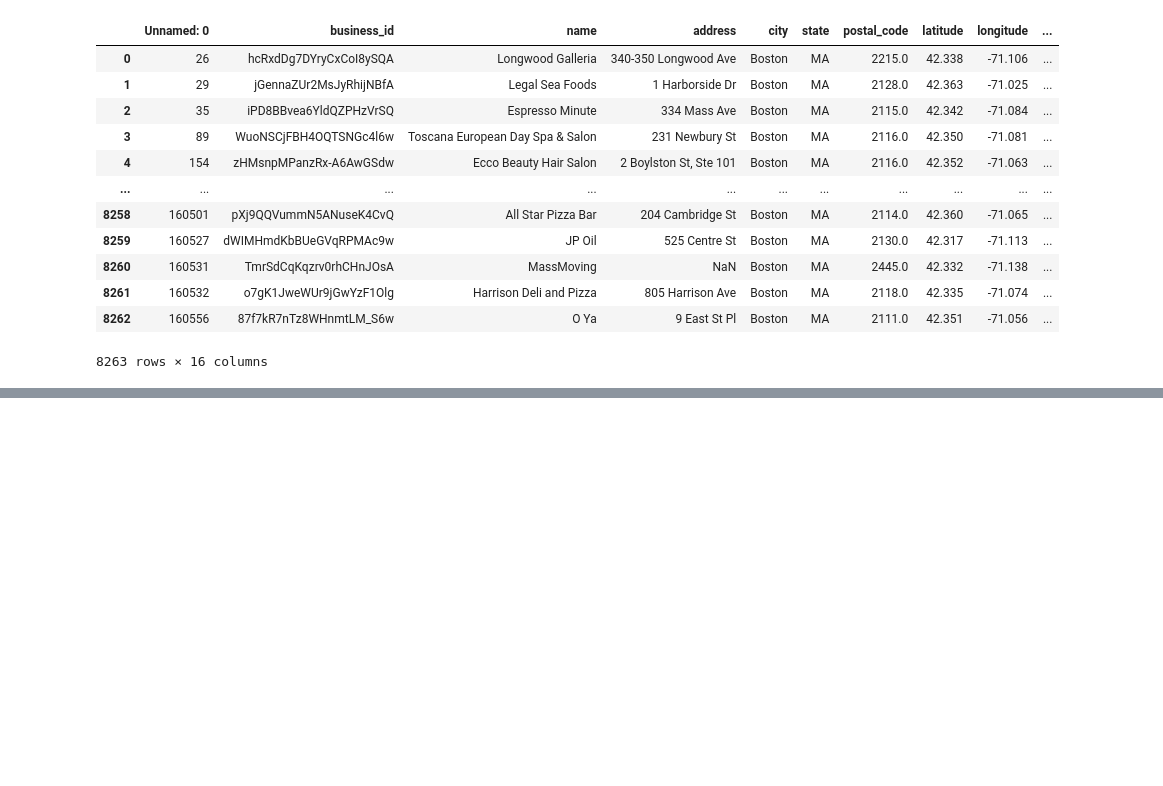
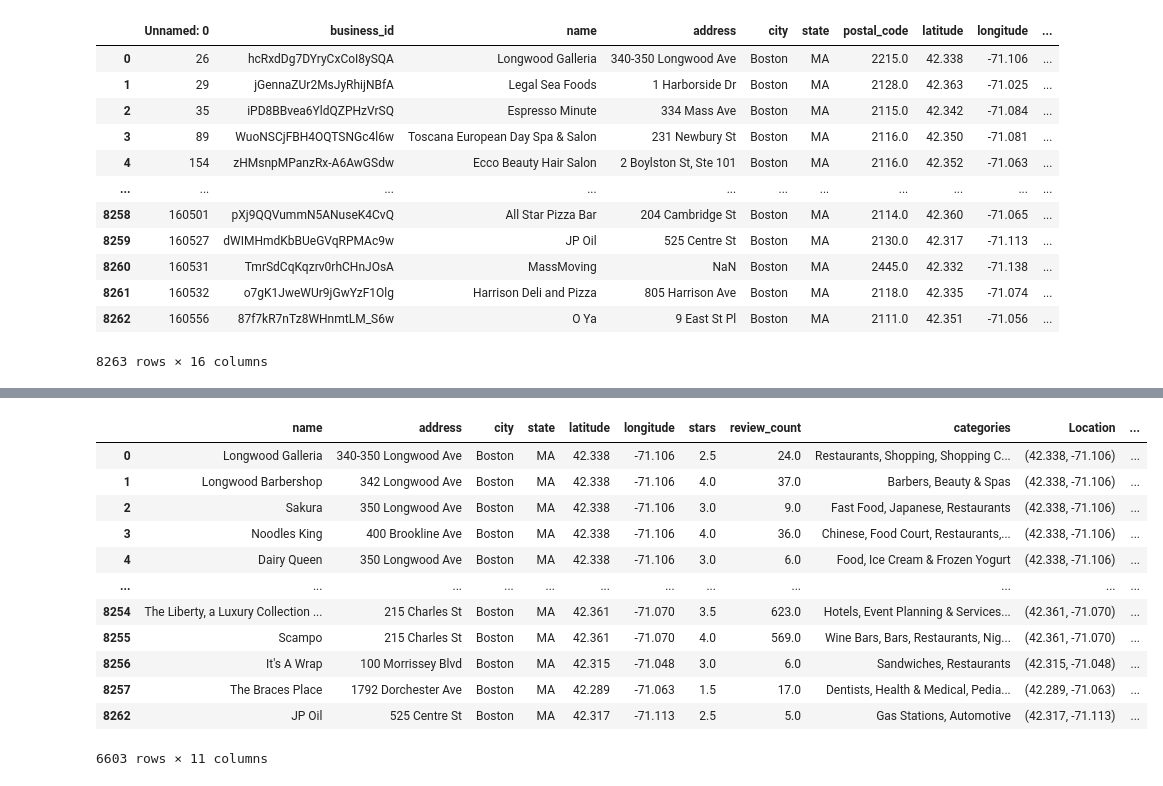
Before and after one commit to cweadock/SI330final_project, a Jupyter notebook: boston_and_yelp.ipynb, the cells around one changed output, grey strips where cells are left out. Saved outputs shown, nothing was run; the diff lists cells and outputs as text; code cells hidden in the pictures; blank space fills up the shorter version.

```diff
--- a/boston_and_yelp.ipynb
+++ b/boston_and_yelp.ipynb
@@ -244,0 +212,3 @@ df_filtered.groupby('Location').m
+# %%
+crimes_by_location = df_filtered.groupby('Location').size().reset_index(name="Crimes In Business Area")
+crimes_by_location = pd.DataFrame(crimes_by_location)
@@ -244,0 +237,16 @@ df_filtered.groupby('Location').m
+# %%
+merged
+# %% [output]
+|  | name | address | city | state | latitude | longitude | stars | review_count | categories | Location | ... |
+| 0 | Longwood Galleria | 340-350 Longwood Ave | Boston | MA | 42.338 | -71.106 | 2.5 | 24.0 | Restaurants, Shopping, Shopping C... | (42.338, -71.106) | ... |
+| 1 | Longwood Barbershop | 342 Longwood Ave | Boston | MA | 42.338 | -71.106 | 4.0 | 37.0 | Barbers, Beauty & Spas | (42.338, -71.106) | ... |
+| 2 | Sakura | 350 Longwood Ave | Boston | MA | 42.338 | -71.106 | 3.0 | 9.0 | Fast Food, Japanese, Restaurants | (42.338, -71.106) | ... |
+| 3 | Noodles King | 400 Brookline Ave | Boston | MA | 42.338 | -71.106 | 4.0 | 36.0 | Chinese, Food Court, Restaurants,... | (42.338, -71.106) | ... |
+| 4 | Dairy Queen | 350 Longwood Ave | Boston | MA | 42.338 | -71.106 | 3.0 | 6.0 | Food, Ice Cream & Frozen Yogurt | (42.338, -71.106) | ... |
+| ... | ... | ... | ... | ... | ... | ... | ... | ... | ... | ... | ... |
+| 8254 | The Liberty, a Luxury Collection ... | 215 Charles St | Boston | MA | 42.361 | -71.070 | 3.5 | 623.0 | Hotels, Event Planning & Services... | (42.361, -71.070) | ... |
+| 8255 | Scampo | 215 Charles St | Boston | MA | 42.361 | -71.070 | 4.0 | 569.0 | Wine Bars, Bars, Restaurants, Nig... | (42.361, -71.070) | ... |
+| 8256 | It's A Wrap | 100 Morrissey Blvd | Boston | MA | 42.315 | -71.048 | 3.0 | 6.0 | Sandwiches, Restaurants | (42.315, -71.048) | ... |
+| 8257 | The Braces Place | 1792 Dorchester Ave | Boston | MA | 42.289 | -71.063 | 1.5 | 17.0 | Dentists, Health & Medical, Pedia... | (42.289, -71.063) | ... |
+| 8262 | JP Oil | 525 Centre St | Boston | MA | 42.317 | -71.113 | 2.5 | 5.0 | Gas Stations, Automotive | (42.317, -71.113) | ... |
+6603 rows × 11 columns
```
Also changed, not shown: parts of 9 cells of this notebook.
